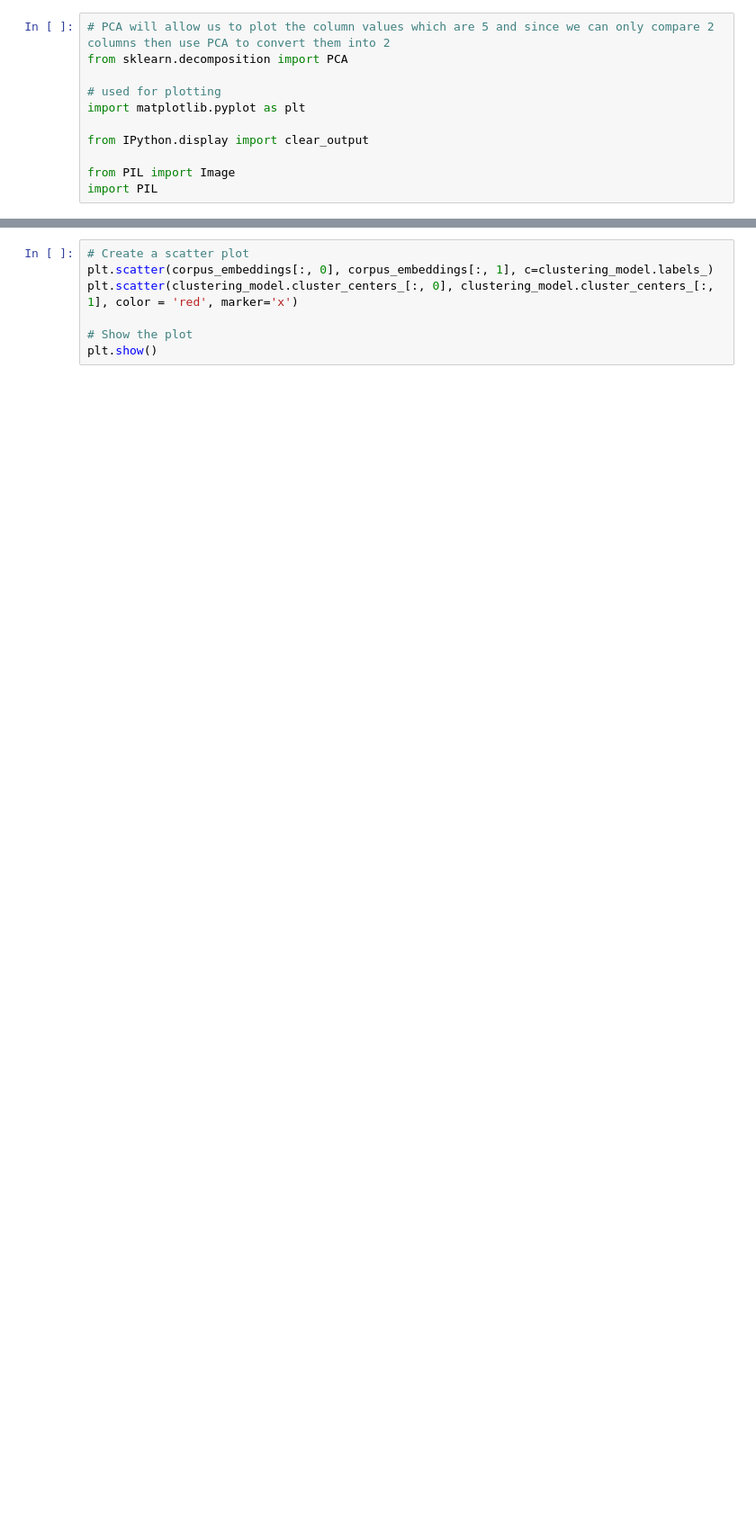
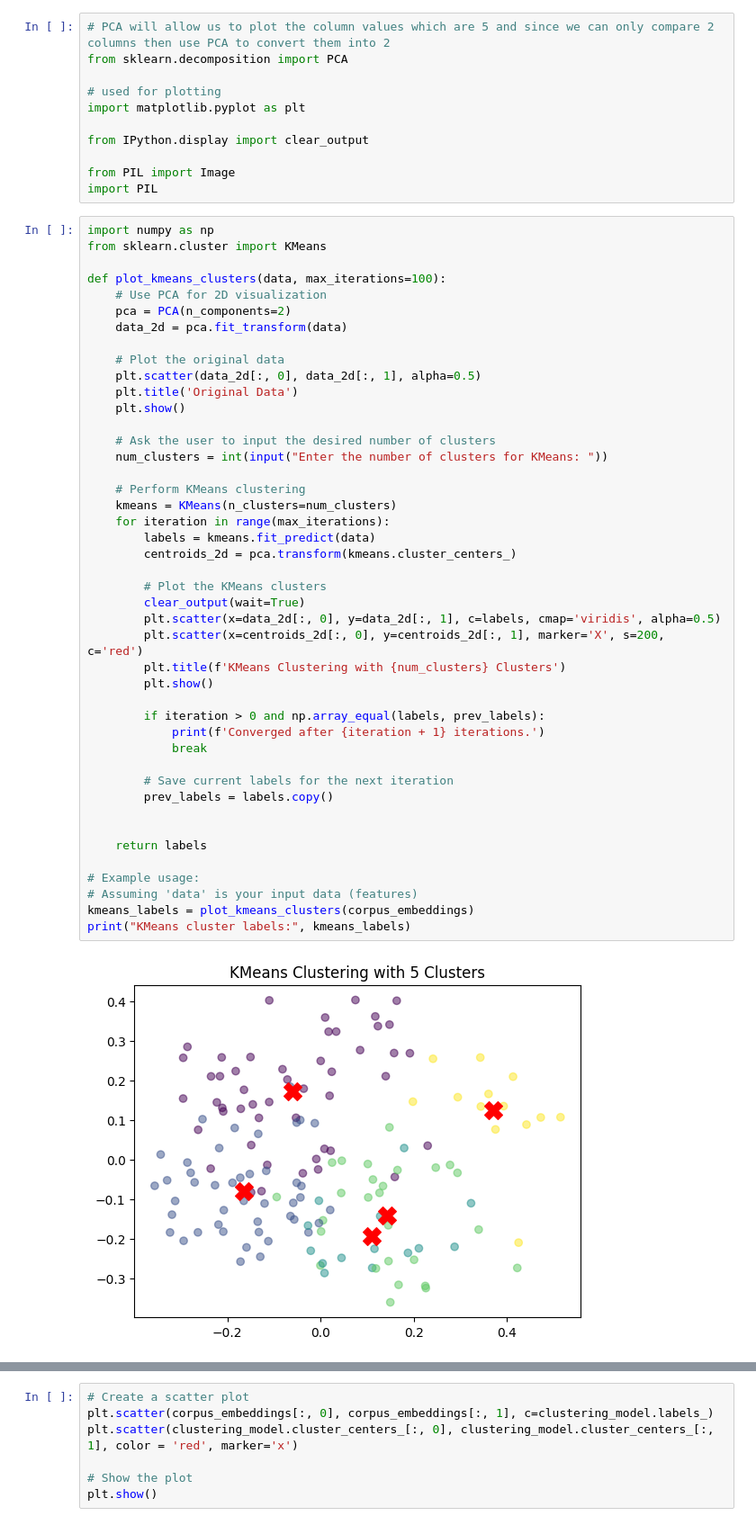
Before and after one commit to Tom-Kab/IDPA-Project-1, a Jupyter notebook: indexDataFinal.ipynb, the cells around one changed output, grey strips where cells are left out. Shown: that part at 90% size. Drawn from its saved outputs; the diff is of its cells as text; blank space fills up the shorter version.

```diff
--- a/indexDataFinal.ipynb
+++ b/indexDataFinal.ipynb
@@ -535,3 +535,49 @@ from IPython.display import clear_output
 
 from PIL import Image
 import PIL
+# %%
+import numpy as np
+from sklearn.cluster import KMeans
+
+def plot_kmeans_clusters(data, max_iterations=100):
+    # Use PCA for 2D visualization
+    pca = PCA(n_components=2)
+    data_2d = pca.fit_transform(data)
+
+    # Plot the original data
+    plt.scatter(data_2d[:, 0], data_2d[:, 1], alpha=0.5)
+    plt.title('Original Data')
+    plt.show()
+
+    # Ask the user to input the desired number of clusters
+    num_clusters = int(input("Enter the number of clusters for KMeans: "))
+
+    # Perform KMeans clustering
+    kmeans = KMeans(n_clusters=num_clusters)
+    for iteration in range(max_iterations):
+        labels = kmeans.fit_predict(data)
+        centroids_2d = pca.transform(kmeans.cluster_centers_)
+
+        # Plot the KMeans clusters
+        clear_output(wait=True)
+        plt.scatter(x=data_2d[:, 0], y=data_2d[:, 1], c=labels, cmap='viridis', alpha=0.5)
+        plt.scatter(x=centroids_2d[:, 0], y=centroids_2d[:, 1], marker='X', s=200, c='red')
+        plt.title(f'KMeans Clustering with {num_clusters} Clusters')
+        plt.show()
+
+        if iteration > 0 and np.array_equal(labels, prev_labels):
+            print(f'Converged after {iteration + 1} iterations.')
+            break
+
+        # Save current labels for the next iteration
+        prev_labels = labels.copy()
+
+
+    return labels
+
+# Example usage:
+# Assuming 'data' is your input data (features)
+kmeans_labels = plot_kmeans_clusters(corpus_embeddings)
+print("KMeans cluster labels:", kmeans_labels)
+# %% [output]
+[figure, added]
```
Also changed, not shown: parts of 5 cells of this notebook, 2 other files.
